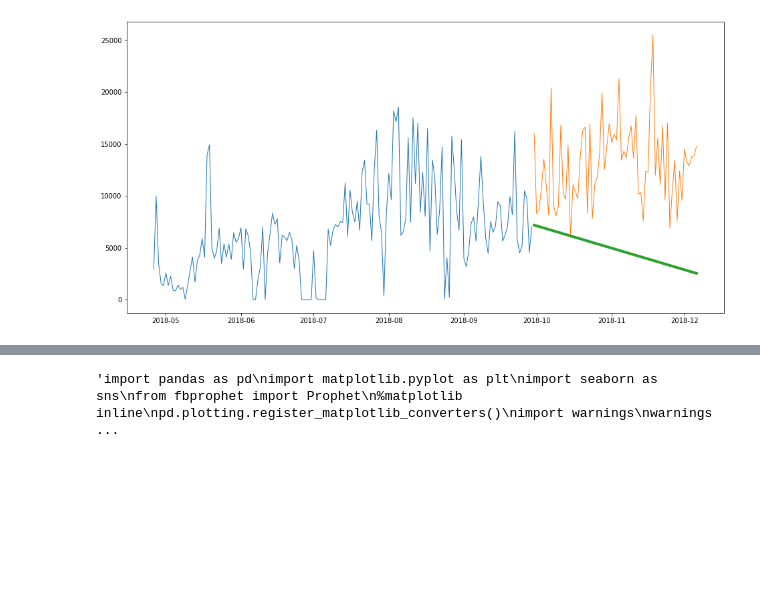
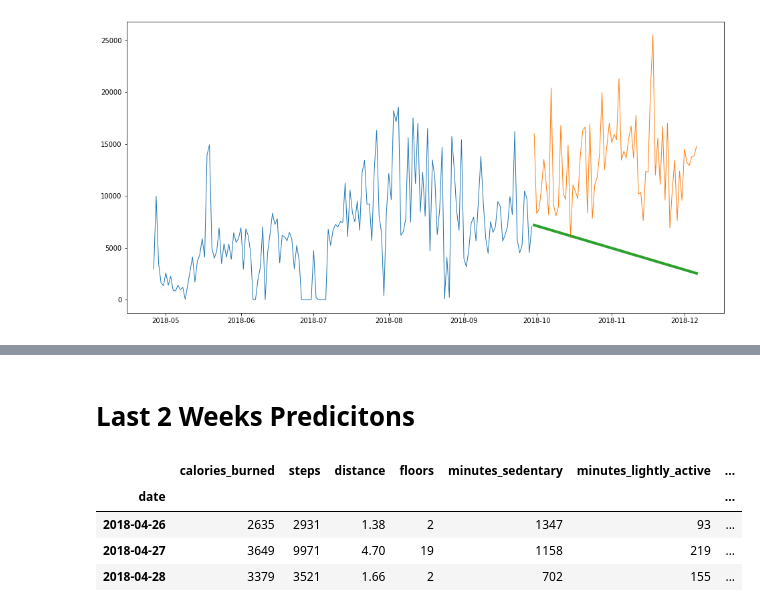
Before and after one commit to Dairy-Time/time-series-project, a Jupyter notebook: Fitbit_Data-Copy-David.ipynb, the cells around one changed output, grey strips where cells are left out. Saved outputs shown, nothing was run; the diff lists cells and outputs as text; code cells hidden in the pictures; blank space fills up the shorter version.

```diff
--- a/Fitbit_Data-Copy-David.ipynb
+++ b/Fitbit_Data-Copy-David.ipynb
@@ -688,14 +703,6 @@ target_vars
-# %%
-"""import pandas as pd
-import matplotlib.pyplot as plt
-import seaborn as sns
-from fbprophet import Prophet
-%matplotlib inline
-pd.plotting.register_matplotlib_converters()
-import warnings
-warnings.filterwarnings("ignore")
-from acquire import get_store_data
-from prepare import prep_store_data_prophet, split_store_data
-from summarize import df_summary"""
-# %% [output]
-'import pandas as pd\nimport matplotlib.pyplot as plt\nimport seaborn as sns\nfrom fbprophet import Prophet\n%matplotlib inline\npd.plotting.register_matplotlib_converters()\nimport warnings\nwarnings ...
+# %% [markdown]
+# Last 2 Weeks Predicitons
+# %%
+train = acquire.acquire_data()
+# %%
+train = prepare.prepare_data(train)
@@ -701,0 +711,8 @@ from summarize import df_summary"""
+# %%
+train.head(3)
+# %% [output]
+|  | calories_burned | steps | distance | floors | minutes_sedentary | minutes_lightly_active | ... |
+| date |  |  |  |  |  |  | ... |
+| 2018-04-26 | 2635 | 2931 | 1.38 | 2 | 1347 | 93 | ... |
+| 2018-04-27 | 3649 | 9971 | 4.70 | 19 | 1158 | 219 | ... |
+| 2018-04-28 | 3379 | 3521 | 1.66 | 2 | 702 | 155 | ... |
```
Also changed, not shown: parts of 11 cells of this notebook, 1 other file.
